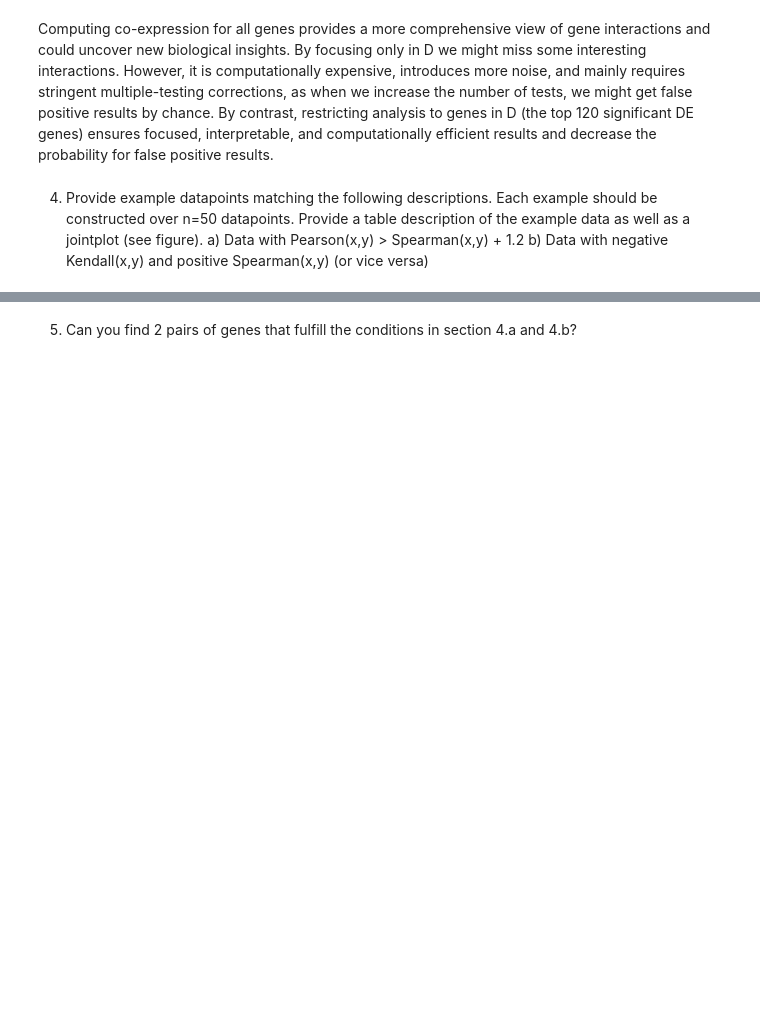
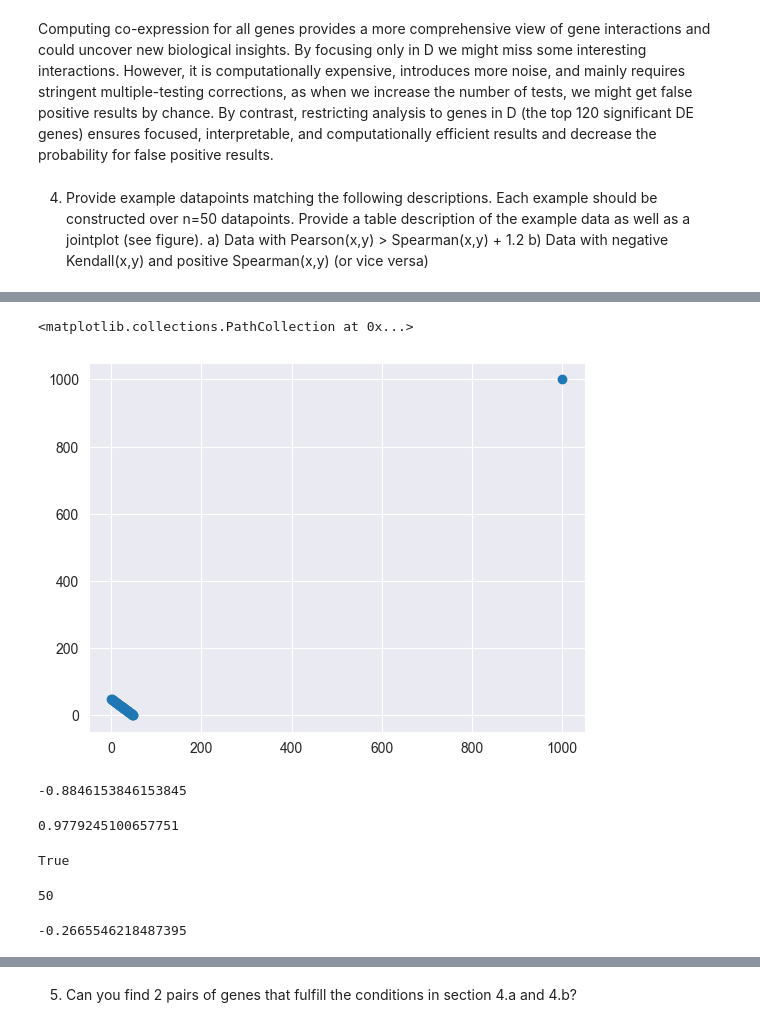
Before and after one commit to itanini/ML_project, a Jupyter notebook: part1.ipynb, the cells around one changed output, grey strips where cells are left out. Saved outputs shown, nothing was run; the diff lists cells and outputs as text; code cells hidden in the pictures; blank space fills up the shorter version.

```diff
--- a/part1.ipynb
+++ b/part1.ipynb
@@ -458,0 +404,4 @@ array([], shape=(0, 2), dtype=int64)
+# %%
+from scipy.stats import pearsonr
+X =np.concatenate((np.linspace(0,49), [1000]))
+Y=np.concatenate((np.linspace(49,0), [1000]))
@@ -458,0 +428,31 @@ array([], shape=(0, 2), dtype=int64)
+# %%
+plt.scatter(X, Y)
+# %% [output]
+<matplotlib.collections.PathCollection at 0x...>
+[figure, added]
+# %%
+spearman = spearmanr(X,Y).statistic
+spearman
+# %% [output]
+-0.8846153846153845
+# %%
+
+pearson = pearsonr(X,Y).statistic
+pearson
+# %% [output]
+0.9779245100657751
+# %%
+pearson > spearman + 1.2
+# %% [output]
+True
+# %%
+X = np.linspace(1, 50)
+Y = X + np.random.normal(0,0.01, 50)
+Y[7:43] = 1-X[7:43]
+len(Y)
+# %% [output]
+50
+# %%
+spearmanr(X,Y).statistic
+# %% [output]
+-0.2665546218487395
```
Also changed, not shown: parts of 23 cells of this notebook.
